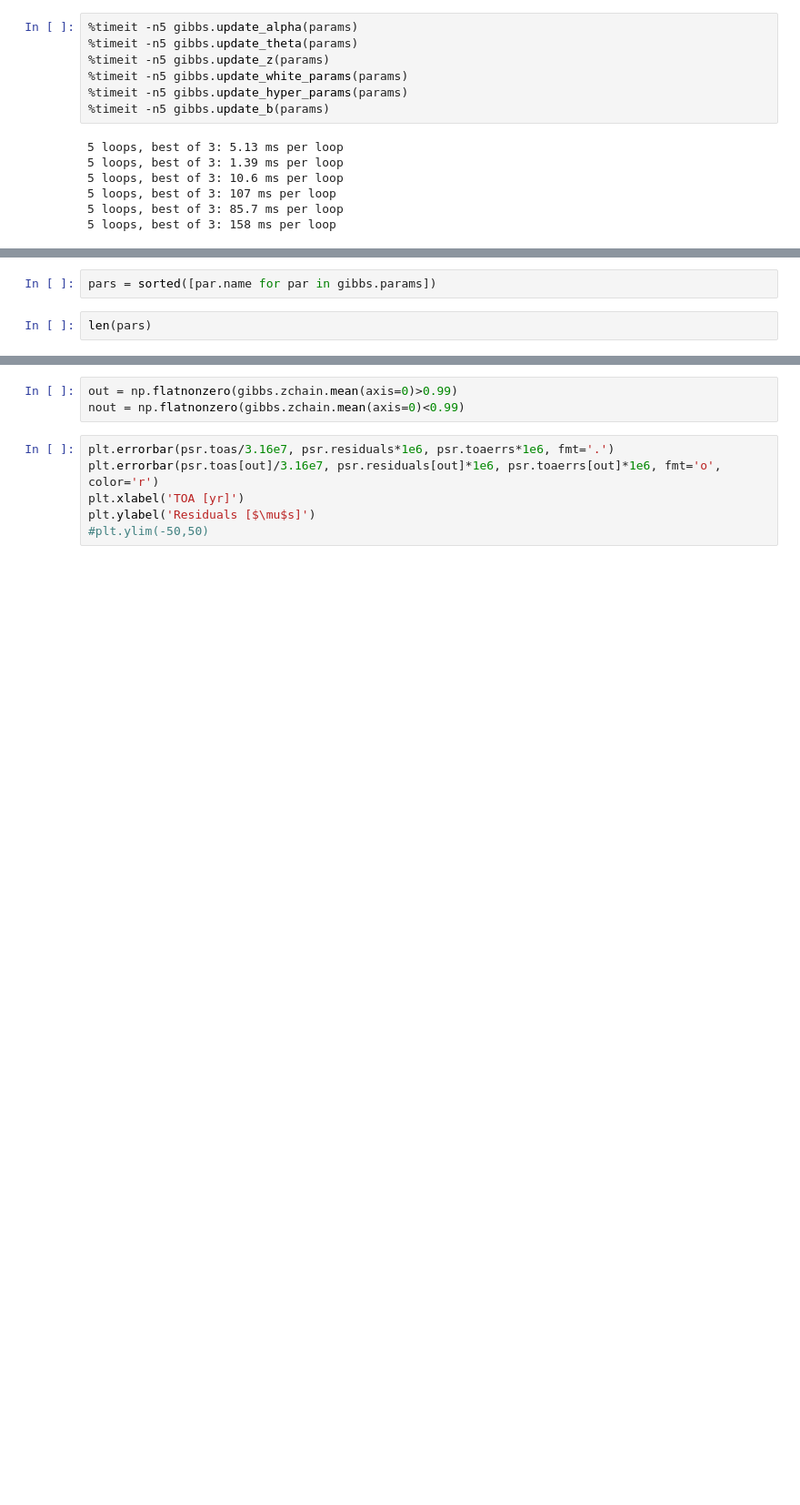
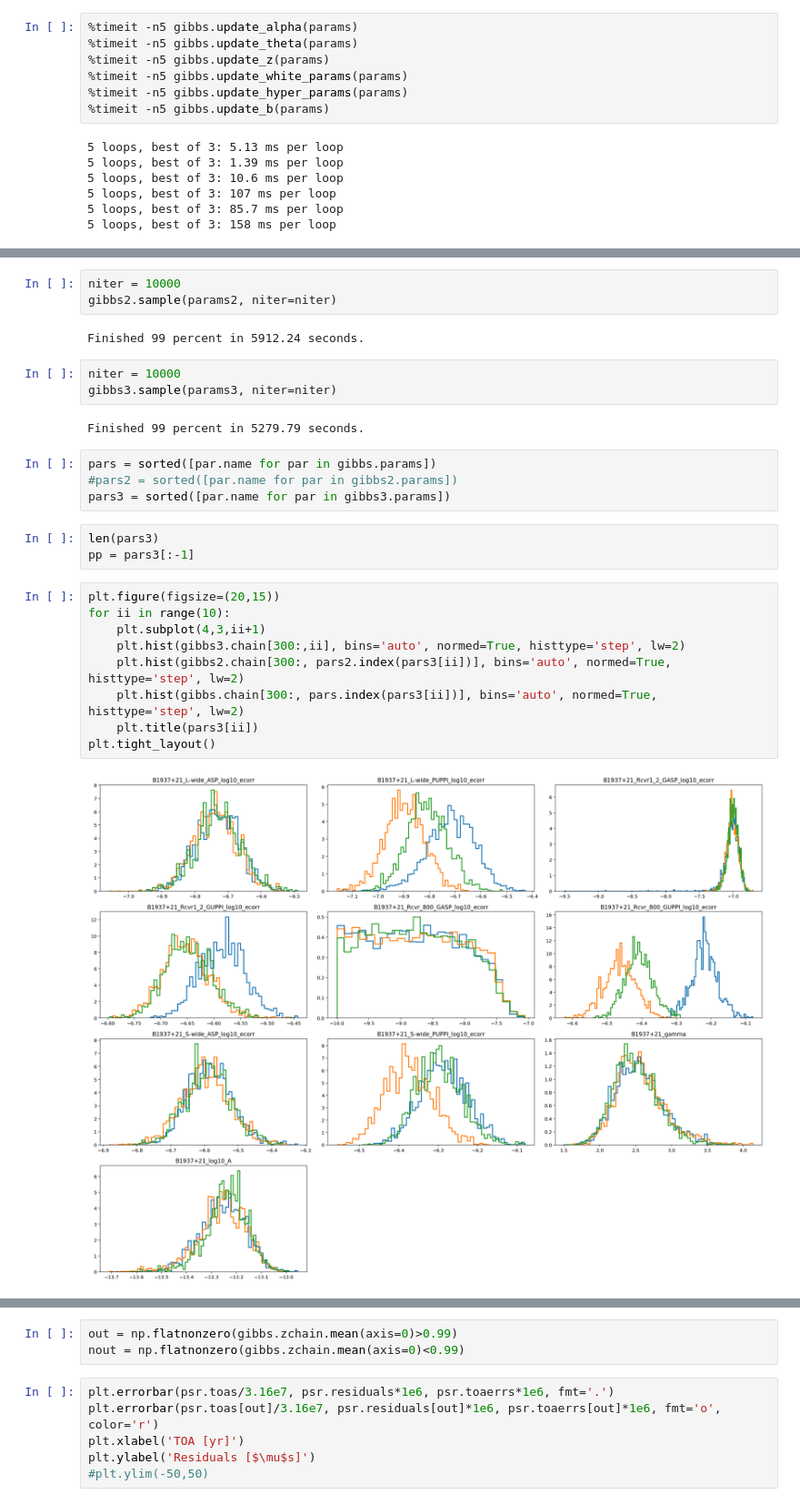
Before and after one commit to aniwl/gibbs_student_t, a Jupyter notebook: gibbs_likelihood.ipynb, the cells around one changed output, grey strips where cells are left out. Shown: that part at 91% size. Cells and saved outputs as stored; diff of their text form; blank space fills up the shorter version.

```diff
--- a/gibbs_likelihood.ipynb
+++ b/gibbs_likelihood.ipynb
@@ -414,6 +412,30 @@ Finished 82 percent in 4122.92 seconds.
+# %%
+niter = 10000
+gibbs2.sample(params2, niter=niter)
+# %% [output]
+Finished 99 percent in 5912.24 seconds.
+# %%
+niter = 10000
+gibbs3.sample(params3, niter=niter)
+# %% [output]
+Finished 99 percent in 5279.79 seconds.
 # %%
 pars = sorted([par.name for par in gibbs.params])
+#pars2 = sorted([par.name for par in gibbs2.params])
+pars3 = sorted([par.name for par in gibbs3.params])
-# %%
-len(pars)
+# %%
+len(pars3)
+pp = pars3[:-1]
+# %%
+plt.figure(figsize=(20,15))
+for ii in range(10):
+    plt.subplot(4,3,ii+1)
+    plt.hist(gibbs3.chain[300:,ii], bins='auto', normed=True, histtype='step', lw=2)
+    plt.hist(gibbs2.chain[300:, pars2.index(pars3[ii])], bins='auto', normed=True, histtype='step', lw=2)
+    plt.hist(gibbs.chain[300:, pars.index(pars3[ii])], bins='auto', normed=True, histtype='step', lw=2)
+    plt.title(pars3[ii])
+plt.tight_layout()
+# %% [output]
+[figure, added]
 # %%
 plt.figure(figsize=(20,15))
```
Also changed, not shown: parts of 10 cells of this notebook, 6 other files.
